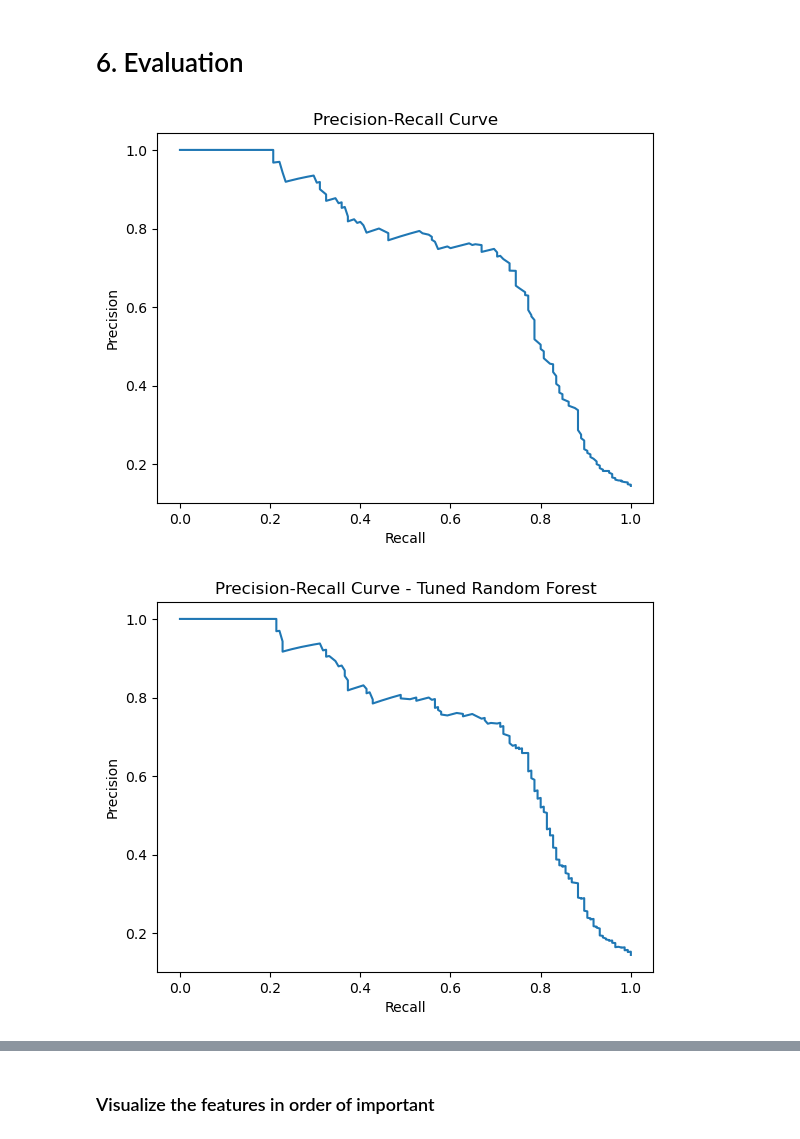
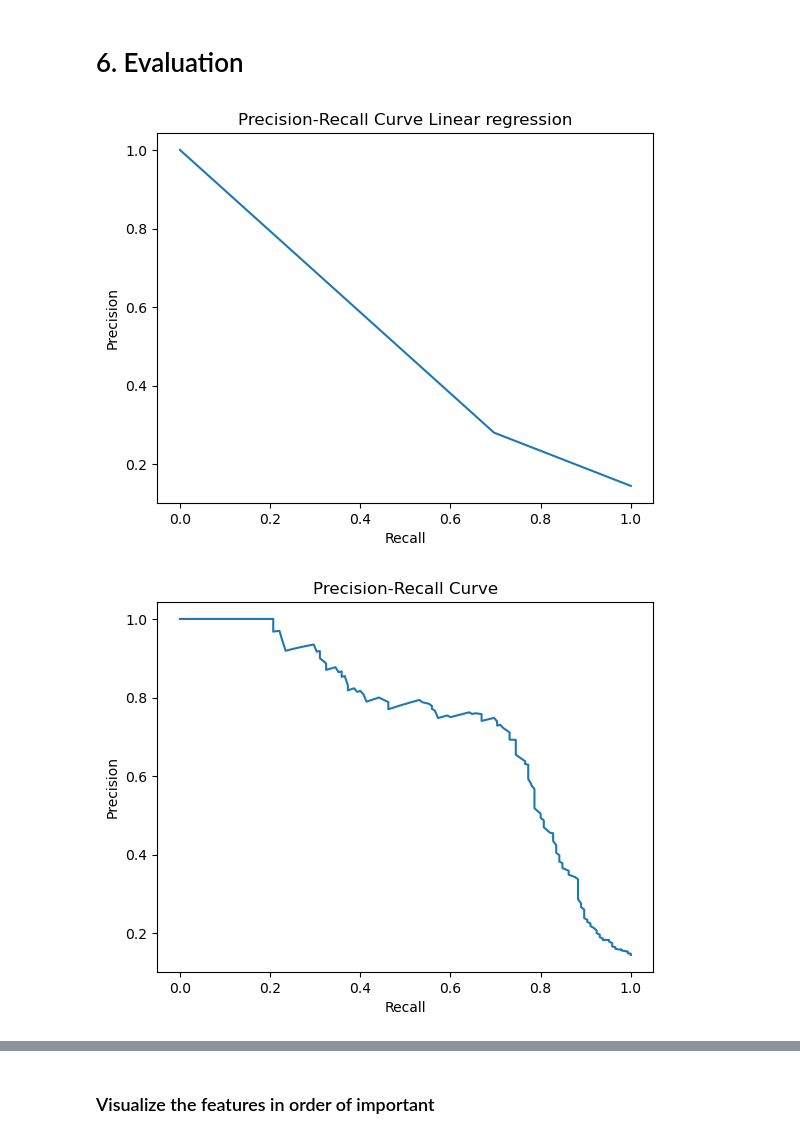
Before and after one commit to IrerI-B/Phase-3-Project, a Jupyter notebook: ireri's_phase 3_project.ipynb, the cells around one changed output, grey strips where cells are left out. Saved outputs shown, nothing was run; the diff lists cells and outputs as text; code cells hidden in the pictures.

```diff
--- a/ireri's_phase 3_project.ipynb
+++ b/ireri's_phase 3_project.ipynb
@@ -69,7 +69,7 @@ warnings.filterwarnings('ignore')
 # %% [markdown]
 # 2. Data Loading & Understanding
 # %%
-df= pd.read_csv('SyriaTel.csv')
+df= pd.read_csv('Data/SyriaTel.csv')
 df
 # %% [output]
 |  | state | account length | area code | phone number | international plan | voice mail plan | ... |
@@ -589,29 +589,39 @@ plt.show()
 # %% [markdown]
 # 6. Evaluation
 # %%
-# Precision-Recall Curve  Random Forest (baseline)
-from sklearn.metrics import precision_recall_curve
+# Precision-Recall Curve  Random Forest
+
+precision, recall, _ = precision_recall_curve(y_test, y_pr)
+
+plt.plot(recall, precision)
+plt.title('Precision-Recall Curve Linear regression')
+plt.xlabel('Recall')
+plt.ylabel('Precision')
+plt.savefig('figures/precision_recall_lr.png')
+plt.show()
+
+
 
 precision, recall, _ = precision_recall_curve(y_test, y_prob)
 
 plt.plot(recall, precision)
 plt.title('Precision-Recall Curve')
 plt.xlabel('Recall')
 plt.ylabel('Precision')
 plt.savefig('figures/precision_recall_rf.png')
 plt.show()
 
 
 # Precision-Recall Curve - Tuned Random Forest
 precision_rf, recall_rf, _ = precision_recall_curve(y_test, y_prob_rf)
 
 plt.plot(recall_rf, precision_rf)
 plt.title('Precision-Recall Curve - Tuned Random Forest')
 plt.xlabel('Recall')
 plt.ylabel('Precision')
 plt.savefig('figures/precision_recall_rf_tuned.png')
 
 plt.show()
 # %% [output]
-[figure, old version]
+[figure, new version]
-[figure, old version]
+[figure, new version]
```
Also changed, not shown: parts of 7 cells of this notebook, 7 other files.
